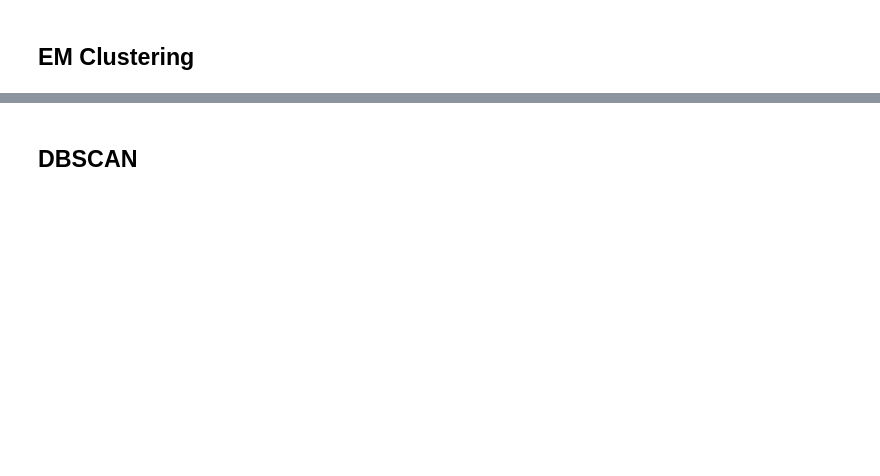
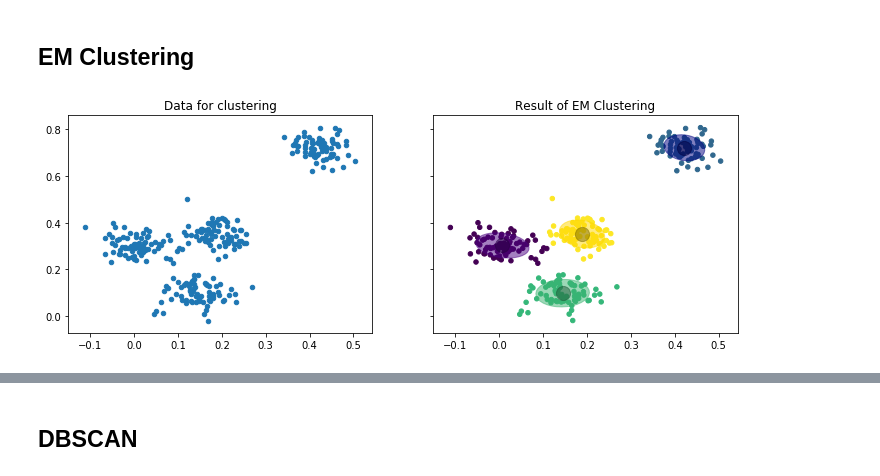
Before and after one commit to sherbold/intro-to-data-science, a Jupyter notebook: content/06_Clustering.ipynb, the cells around one changed output, grey strips where cells are left out. Cells and saved outputs as stored; diff of their text form; code cells hidden in the pictures; blank space fills up the shorter version.

```diff
--- a/content/06_Clustering.ipynb
+++ b/content/06_Clustering.ipynb
@@ -133,2 +222,50 @@ plt.show()
 # %% [markdown]
 ## EM Clustering
+# %%
+import matplotlib as mpl
+import matplotlib.pyplot as plt
+import numpy as np
+from sklearn.datasets.samples_generator import make_blobs
+from sklearn.mixture import GaussianMixture
+
+def warn(*args, **kwargs):
+    pass
+import warnings
+warnings.warn = warn
+
+colors = ['indigo', 'navy', 'mediumseagreen', 'gold']
+
+rs = 2
+
+X, y_true = make_blobs(n_samples=300, centers=4, center_box=(0,1),
+                       cluster_std=0.04, random_state=1)
+
+
+em = GaussianMixture(n_components=4,random_state=rs)
+em.fit(X)
+y_em = em.predict(X)
+centers = em.means_
+
+f, axes = plt.subplots(1, 2, sharey=True, sharex=True, figsize=(12, 4))
+
+axes[0].set_title('Data for clustering')
+axes[0].scatter(X[:, 0], X[:, 1], s=20);
+
+axes[1].set_title('Result of EM Clustering')
+axes[1].scatter(X[:, 0], X[:, 1], c=y_em, s=20)
+axes[1].scatter(centers[:, 0], centers[:, 1], c='black', s=200, alpha=0.5);
+ax = axes[1]
+for n, color in enumerate(colors):
+    v, w = np.linalg.eigh(em.covariances_[n][:2,:2])
+    u = w[0] / np.linalg.norm(w[0])
+    angle = np.arctan2(u[1], u[0])
+    angle = 180 * angle / np.pi  # convert to degrees
+    v = 2. * np.sqrt(2.) * np.sqrt(v)
+    ell = mpl.patches.Ellipse(em.means_[n, :2], v[0], v[1],
+                              180 + angle, color=color)
+    ell.set_clip_box(ax.bbox)
+    ell.set_alpha(0.5)
+    ax.add_artist(ell)
+plt.show()
+# %% [output]
+[figure, added]
```
Also changed, not shown: parts of 14 cells of this notebook, 11 other files.
